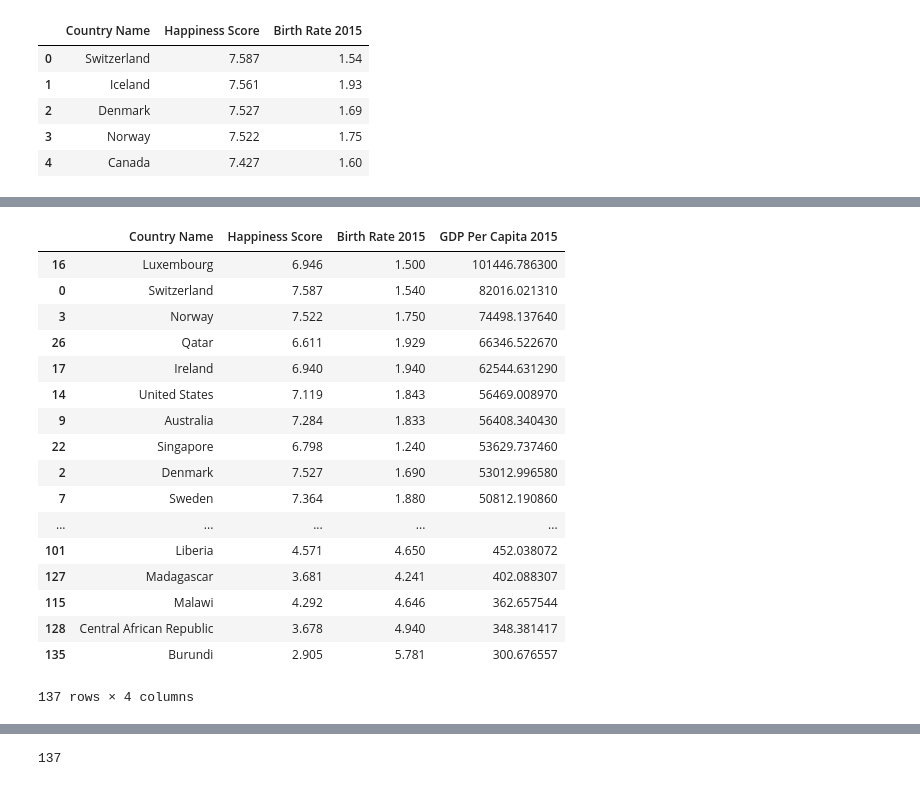
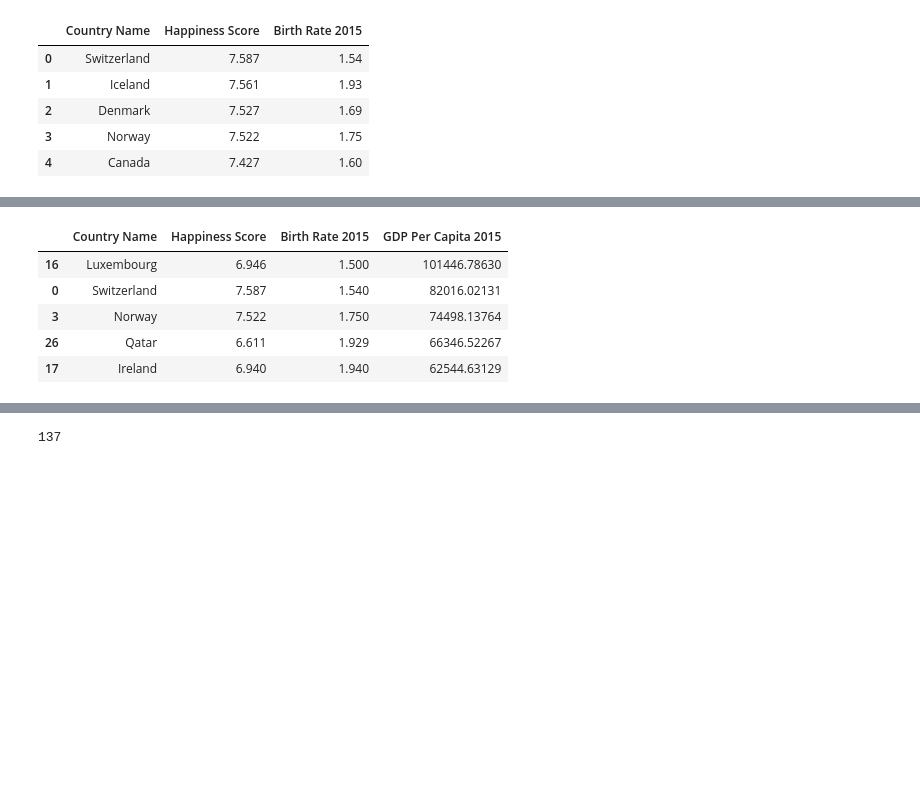
Before and after one commit to sinancengiz/World_Happiness, a Jupyter notebook: main.ipynb, the cells around one changed output, grey strips where cells are left out. Saved outputs shown, nothing was run; the diff lists cells and outputs as text; code cells hidden in the pictures; blank space fills up the shorter version.

```diff
--- a/main.ipynb
+++ b/main.ipynb
@@ -135,26 +121,14 @@ merged_dataframe.head(100)
 # %%
 #set the values to numeric
 pd.to_numeric(merged_dataframe["GDP Per Capita 2015"], errors='coerce')
 pd.to_numeric(merged_dataframe["GDP Per Capita 2015"], errors='coerce')
 #organise the dataframe based on GDp per capita from bigest to smallest
 organised_df = merged_dataframe.sort_values("GDP Per Capita 2015", ascending=False)
-organised_df
+organised_df.head()
 # %% [output]
 |  | Country Name | Happiness Score | Birth Rate 2015 | GDP Per Capita 2015 |
-| 16 | Luxembourg | 6.946 | 1.500 | 101446.786300 |
-| 0 | Switzerland | 7.587 | 1.540 | 82016.021310 |
-| 3 | Norway | 7.522 | 1.750 | 74498.137640 |
-| 26 | Qatar | 6.611 | 1.929 | 66346.522670 |
-| 17 | Ireland | 6.940 | 1.940 | 62544.631290 |
-| 14 | United States | 7.119 | 1.843 | 56469.008970 |
-| 9 | Australia | 7.284 | 1.833 | 56408.340430 |
-| 22 | Singapore | 6.798 | 1.240 | 53629.737460 |
-| 2 | Denmark | 7.527 | 1.690 | 53012.996580 |
-| 7 | Sweden | 7.364 | 1.880 | 50812.190860 |
-| ... | ... | ... | ... | ... |
-| 101 | Liberia | 4.571 | 4.650 | 452.038072 |
-| 127 | Madagascar | 3.681 | 4.241 | 402.088307 |
-| 115 | Malawi | 4.292 | 4.646 | 362.657544 |
-| 128 | Central African Republic | 3.678 | 4.940 | 348.381417 |
-| 135 | Burundi | 2.905 | 5.781 | 300.676557 |
+| 16 | Luxembourg | 6.946 | 1.500 | 101446.78630 |
+| 0 | Switzerland | 7.587 | 1.540 | 82016.02131 |
+| 3 | Norway | 7.522 | 1.750 | 74498.13764 |
+| 26 | Qatar | 6.611 | 1.929 | 66346.52267 |
+| 17 | Ireland | 6.940 | 1.940 | 62544.63129 |
-137 rows × 4 columns
```
Also changed, not shown: parts of 5 cells of this notebook, 1 other file.
